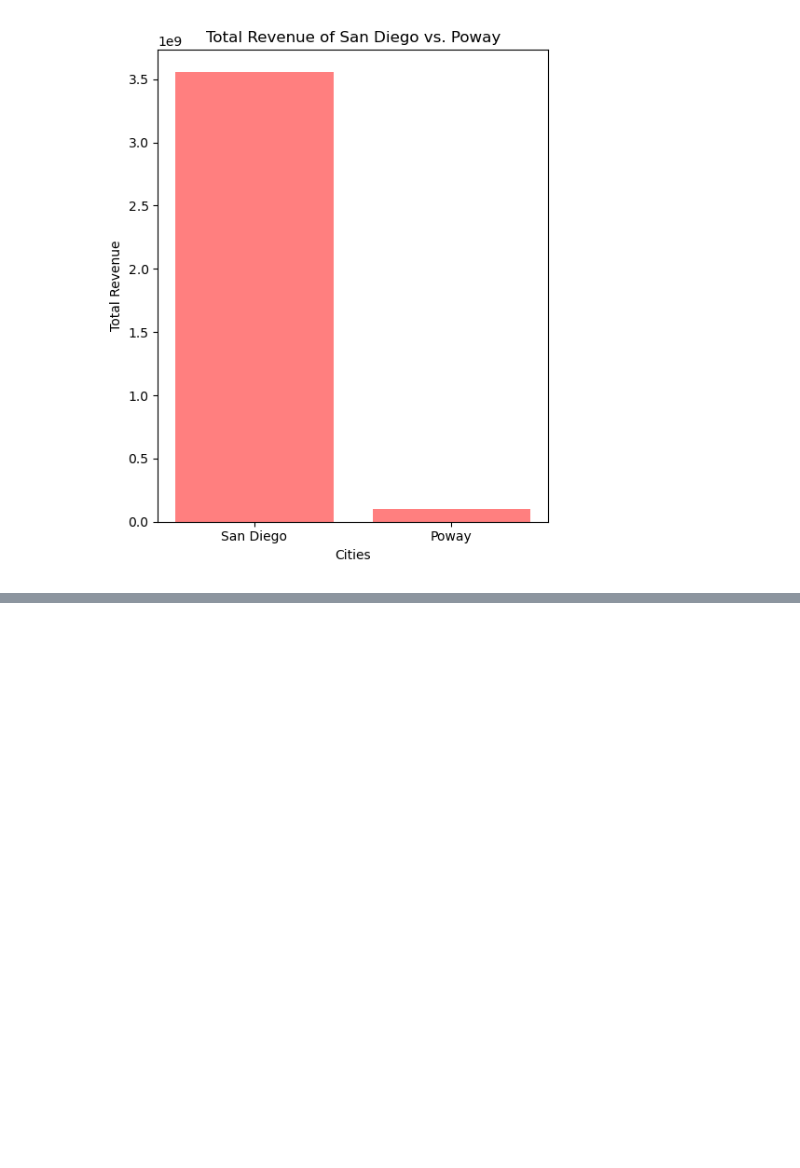
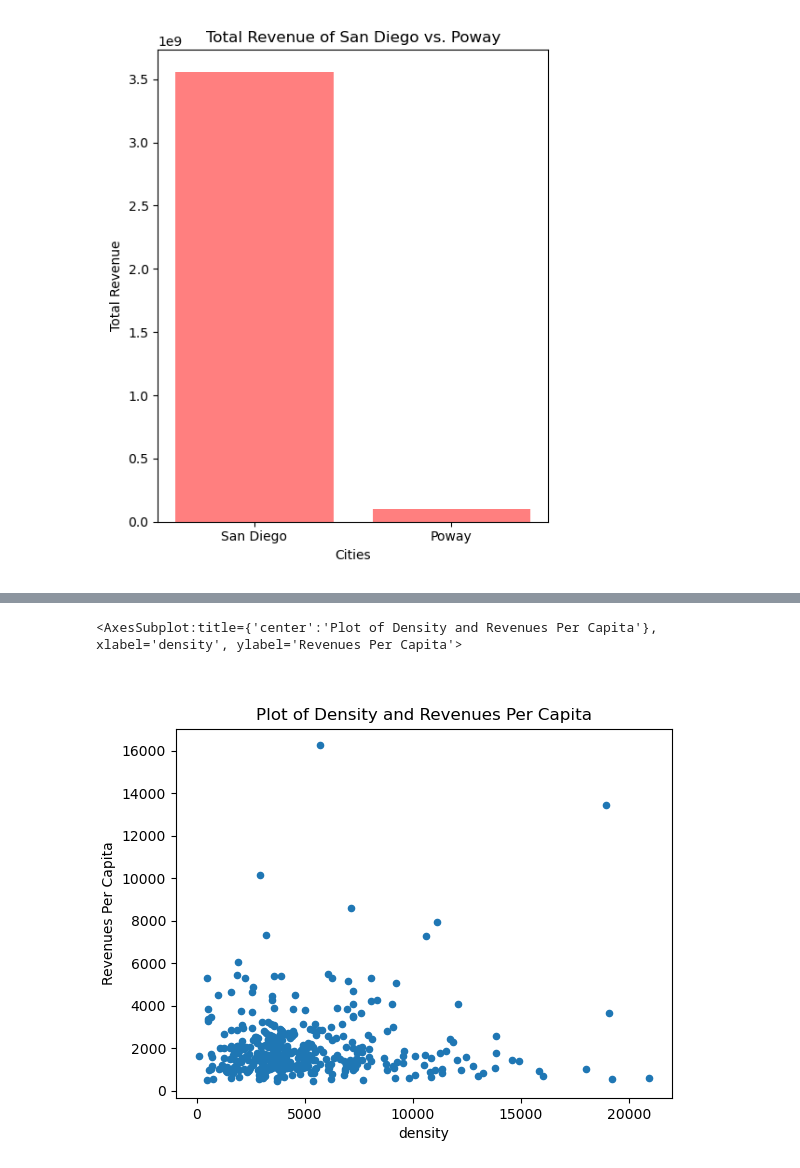
Before and after one commit to kaylajgranados/Project-1-Group-5, a Jupyter notebook: Analysis/data.ipynb, the cells around one changed output, grey strips where cells are left out. Saved outputs shown, nothing was run; the diff lists cells and outputs as text; code cells hidden in the pictures; blank space fills up the shorter version.

```diff
--- a/Analysis/data.ipynb
+++ b/Analysis/data.ipynb
@@ -291,0 +406,6 @@ plt.show()
+# %%
+#create plot for Density and Revenue per Capita
+density_rev_df.plot.scatter('density','Revenues Per Capita',title = 'Plot of Density and Revenues Per Capita')
+# %% [output]
+<AxesSubplot:title={'center':'Plot of Density and Revenues Per Capita'}, xlabel='density', ylabel='Revenues Per Capita'>
+[figure, added]
```
Also changed, not shown: parts of 13 cells of this notebook, 7 other files.
